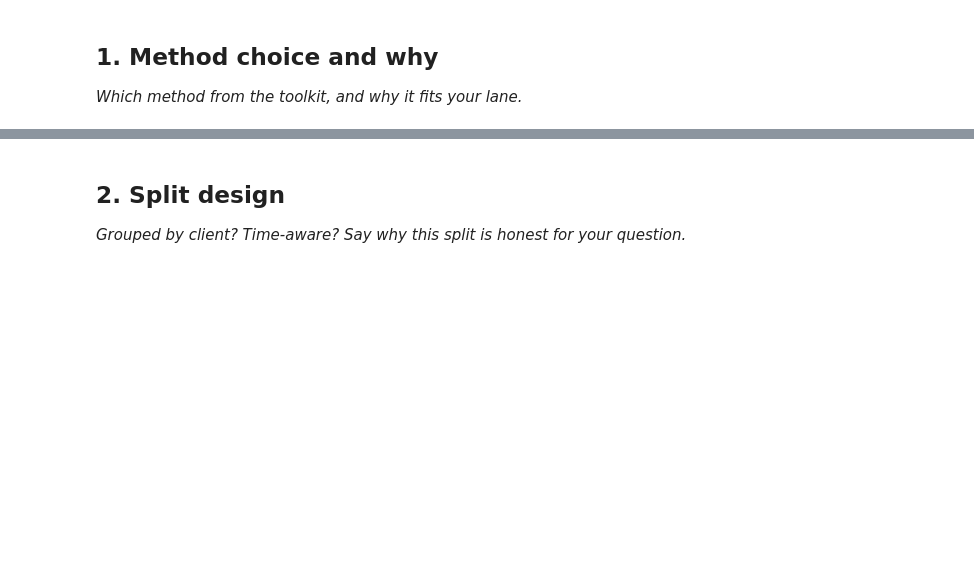
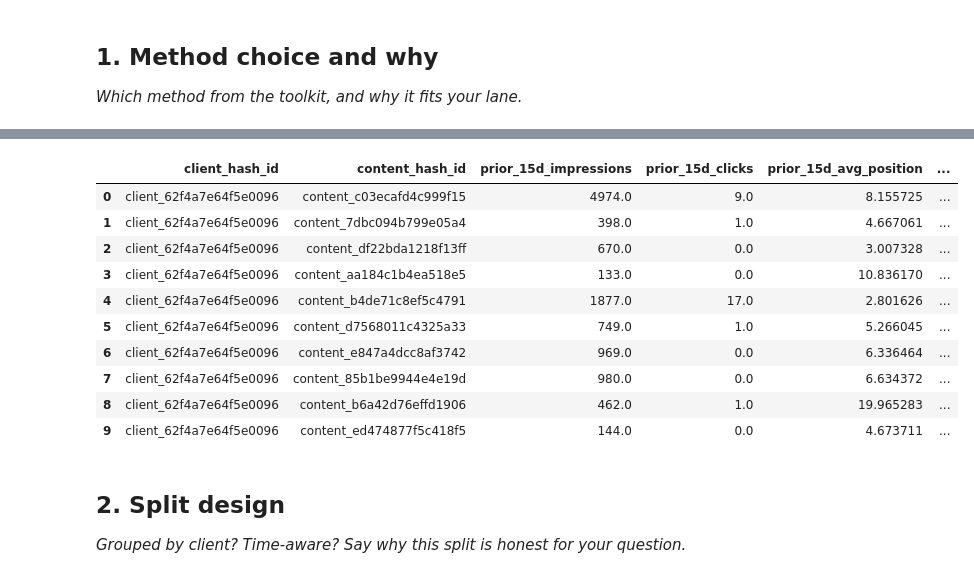
Before and after one commit to Ezgicode/FlyRAnk-AI, a Jupyter notebook: work/notebooks/w05_model.ipynb, the cells around one changed output, grey strips where cells are left out. Saved outputs shown, nothing was run; the diff lists cells and outputs as text; code cells hidden in the pictures; blank space fills up the shorter version.

```diff
--- a/work/notebooks/w05_model.ipynb
+++ b/work/notebooks/w05_model.ipynb
@@ -15,0 +45,20 @@ This skeleton is yours to fill. Work the sections **in order** — each one has
+# %%
+import duckdb
+import pandas as pd
+import numpy as np
+
+con = duckdb.connect()
+
+con.execute(
+    f"CREATE OR REPLACE SECRET hf "
+    f"(TYPE huggingface, TOKEN '{HF_TOKEN}')"
+)
+
+REL = "hf://datasets/FlyRank/internship-warehouse"
+MARCH = (
+    f"read_parquet("
+    f"'{REL}/fact_content_daily_performance/month=2026-03/*.parquet'"
+    f")"
+)
+
+print("DuckDB connected. Working month: March 2026")
@@ -15,0 +67,69 @@ This skeleton is yours to fill. Work the sections **in order** — each one has
+# %%
+feature_frame = con.sql(f"""
+    WITH page_windows AS (
+        SELECT
+            client_hash_id,
+            content_hash_id,
+
+            SUM(
+                CASE WHEN report_date BETWEEN DATE '2026-03-01'
+                                     AND DATE '2026-03-15'
+                THEN gsc_impressions ELSE 0 END
+            ) AS prior_15d_impressions,
+
+            SUM(
+                CASE WHEN report_date BETWEEN DATE '2026-03-01'
+                                     AND DATE '2026-03-15'
+                THEN gsc_clicks ELSE 0 END
+            ) AS prior_15d_clicks,
+
+            AVG(
+                CASE WHEN report_date BETWEEN DATE '2026-03-01'
+                                     AND DATE '2026-03-15'
+                THEN gsc_avg_position END
+            ) AS prior_15d_avg_position,
+
+            COUNT(DISTINCT
+                CASE WHEN report_date BETWEEN DATE '2026-03-01'
+                                     AND DATE '2026-03-15'
+                THEN report_date END
+            ) AS prior_15d_active_days,
+
+            SUM(
+                CASE WHEN report_date BETWEEN DATE '2026-03-16'
+                                     AND DATE '2026-03-31'
+                THEN gsc_impressions ELSE 0 END
+            ) AS next_16d_impressions
+
+        FROM {MARCH}
+        WHERE gsc_data_available IS TRUE
+        GROUP BY client_hash_id, content_hash_id
+    )
+
+    SELECT
+        *,
+        CASE
+            WHEN prior_15d_impressions > 0
+            THEN prior_15d_clicks / prior_15d_impressions
+            ELSE 0
+        END AS prior_15d_ctr,
+
+        CASE
+            WHEN prior_15d_impressions >= 100
+             AND next_16d_impressions <= 0.80 * prior_15d_impressions
+            THEN 1
+            ELSE 0
+        END AS is_next_15d_declining
+
+    FROM page_windows
+    WHERE prior_15d_impressions >= 100
+""").df()
+
+print(f"Feature-frame rows: {len(feature_frame):,}")
+print(
+    "Later-window decline proxy rate: "
+    f"{feature_frame['is_next_15d_declining'].mean():.1%}"
+)
+
+feature_frame.head(10)
+# %% [output]
@@ -16,3 +138,14 @@ This skeleton is yours to fill. Work the sections **in order** — each one has
+|  | client_hash_id | content_hash_id | prior_15d_impressions | prior_15d_clicks | prior_15d_avg_position | ... |
+| 0 | client_62f4a7e64f5e0096 | content_c03ecafd4c999f15 | 4974.0 | 9.0 | 8.155725 | ... |
+| 1 | client_62f4a7e64f5e0096 | content_7dbc094b799e05a4 | 398.0 | 1.0 | 4.667061 | ... |
+| 2 | client_62f4a7e64f5e0096 | content_df22bda1218f13ff | 670.0 | 0.0 | 3.007328 | ... |
+| 3 | client_62f4a7e64f5e0096 | content_aa184c1b4ea518e5 | 133.0 | 0.0 | 10.836170 | ... |
+| 4 | client_62f4a7e64f5e0096 | content_b4de71c8ef5c4791 | 1877.0 | 17.0 | 2.801626 | ... |
+| 5 | client_62f4a7e64f5e0096 | content_d7568011c4325a33 | 749.0 | 1.0 | 5.266045 | ... |
+| 6 | client_62f4a7e64f5e0096 | content_e847a4dcc8af3742 | 969.0 | 0.0 | 6.336464 | ... |
+| 7 | client_62f4a7e64f5e0096 | content_85b1be9944e4e19d | 980.0 | 0.0 | 6.634372 | ... |
+| 8 | client_62f4a7e64f5e0096 | content_b6a42d76effd1906 | 462.0 | 1.0 | 19.965283 | ... |
+| 9 | client_62f4a7e64f5e0096 | content_ed474877f5c418f5 | 144.0 | 0.0 | 4.673711 | ... |
 # %% [markdown]
 ## 2. Split design
 
```
Also changed, not shown: parts of 17 cells of this notebook.
